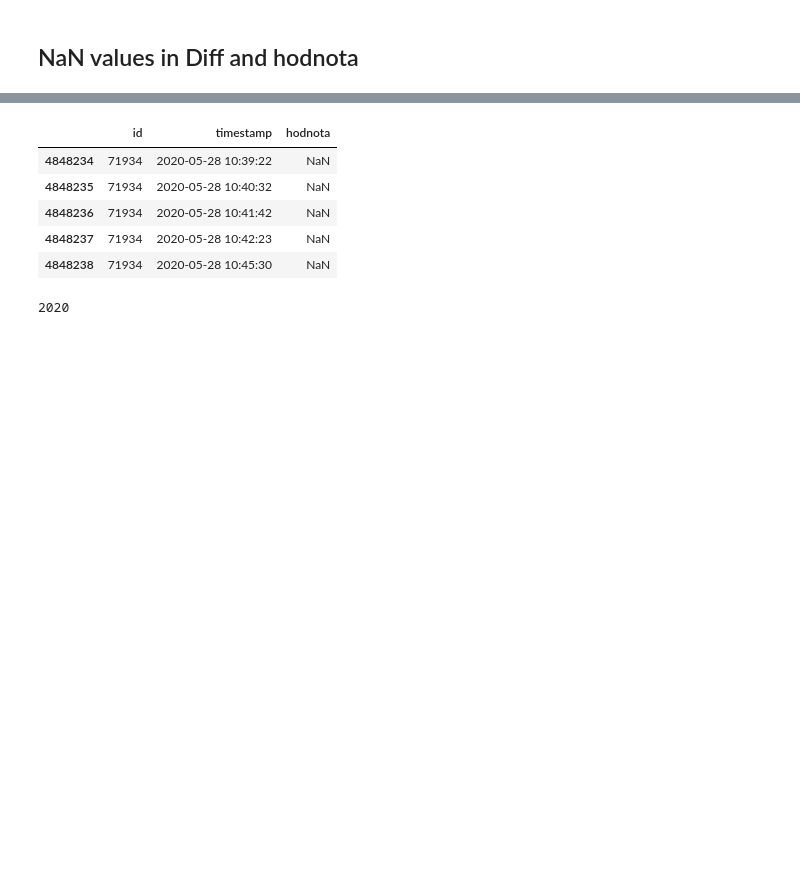
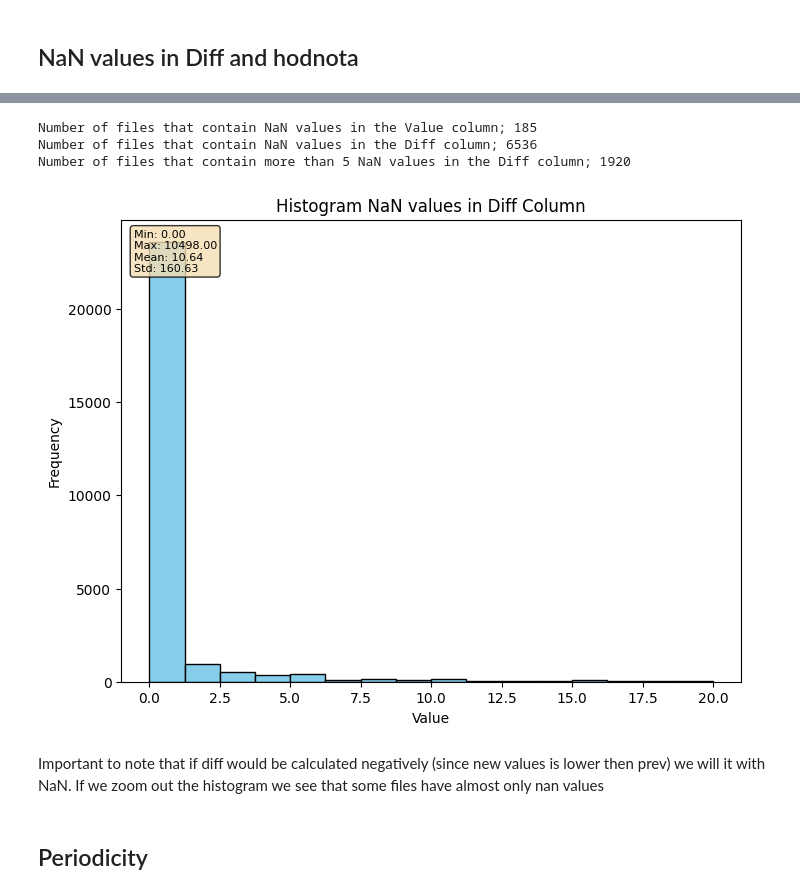
Before and after one commit to andres-cerny/master_thesis, a Jupyter notebook: data_exploration.ipynb, the cells around one changed output, grey strips where cells are left out. Drawn from its saved outputs; the diff is of its cells as text; code cells hidden in the pictures; blank space fills up the shorter version.

Commit message:
edit unsorted timestamp and recalculate all

```diff
--- a/data_exploration.ipynb
+++ b/data_exploration.ipynb
@@ -14,0 +18,10 @@ import functools
+# %%
+def get_pickle_data(pickle_path, function, params=None):
+    if os.path.exists(pickle_path):
+        with open(pickle_path, 'rb') as file:
+            data = pickle.load(file)
+    else:
+        data = function(*params)
+        with open(pickle_path, 'wb') as f:
+            pickle.dump(data, f)
+    return data
@@ -249,3 +368,22 @@ def metadata_to_list(key_name, folder='./metadata') -> list:
         res.append(metadata[key_name])
 
     return res
+
+def metadata_to_dict(key_name, folder='./metadata') -> dict:
+    '''
+    Returns a dict with metadata values of a given key values in parameter
+    '''
+    res = {}
+
+    for json_file in os.listdir(folder):
+        json_path = os.path.join(folder, json_file)
+        try:
+            with open(json_path, 'r') as f:
+                metadata =  json.load(f)
+        except json.JSONDecodeError as e:
+            print(f"Error decoding JSON file {json_path}: {e}", file=sys.stderr)
+            raise
+
+        res[json_file] = metadata[key_name]
+
+    return res
@@ -389,23 +452,23 @@ split_dfs = {group_id: group_df for group_id, group_df in first_export.groupby('
-# %%
-split_dfs[71934][split_dfs[71934].isna().any(axis=1)].head()
-# %% [output]
-|  | id | timestamp | hodnota |
-| 4848234 | 71934 | 2020-05-28 10:39:22 | NaN |
-| 4848235 | 71934 | 2020-05-28 10:40:32 | NaN |
-| 4848236 | 71934 | 2020-05-28 10:41:42 | NaN |
-| 4848237 | 71934 | 2020-05-28 10:42:23 | NaN |
-| 4848238 | 71934 | 2020-05-28 10:45:30 | NaN |
-# %%
-def split_and_save_df(df: pd.DataFrame):
-    split_dfs = {group_id: group_df for group_id, group_df in df.groupby('id')}
-
-    first_df = list(split_dfs.values())[0]
-    year = first_df["timestamp"].iloc[0].split("-")[0]
-    print(year)
-
-    for df_id, df_values in split_dfs.items():
-        df_values.to_csv(f"split_data/{df_id}-{year}.csv")
-
-split_and_save_df(first_export)
-# %% [output]
-2020
+# %%
+nan_value_counts = get_pickle_data('./pickles/hodnota_nans.pkl', metadata_to_dict, ['nan_value_count'])
+nan_diff_counts = get_pickle_data('./pickles/diff_nans.pkl', metadata_to_dict, ['nan_diff_count'])
+# %%
+filenames_no_nan_hodnota = [filename for filename, nan_count in nan_value_counts.items() if nan_count != 0]
+filenames_no_nan_diff = [filename for filename, nan_count in nan_diff_counts.items() if nan_count != 0]
+filenames_min5_nan_less_diff = [filename for filename, nan_count in nan_diff_counts.items() if nan_count > 5]
+
+print(f"Number of files that contain NaN values in the Value column; {len(filenames_no_nan_hodnota)}")
+print(f"Number of files that contain NaN values in the Diff column; {len(filenames_no_nan_diff)}")
+print(f"Number of files that contain more than 5 NaN values in the Diff column; {len(filenames_min5_nan_less_diff)}")
+# %% [output]
+Number of files that contain NaN values in the Value column; 185
+Number of files that contain NaN values in the Diff column; 6536
+Number of files that contain more than 5 NaN values in the Diff column; 1920
+# %%
+plot_histogram_with_stats(list(nan_diff_counts.values()), "Histogram NaN values in Diff Column", x_range=(0, 20)) #some have almost all values nan
+# %% [output]
+[figure, added]
+# %% [markdown]
+Important to note that if diff would be calculated negatively (since new values is lower then prev) we will it with NaN. If we zoom out the histogram we see that some files have almost only nan values
+# %% [markdown]
+## Periodicity
```
Also changed, not shown: parts of 53 cells of this notebook, 4 other files.
